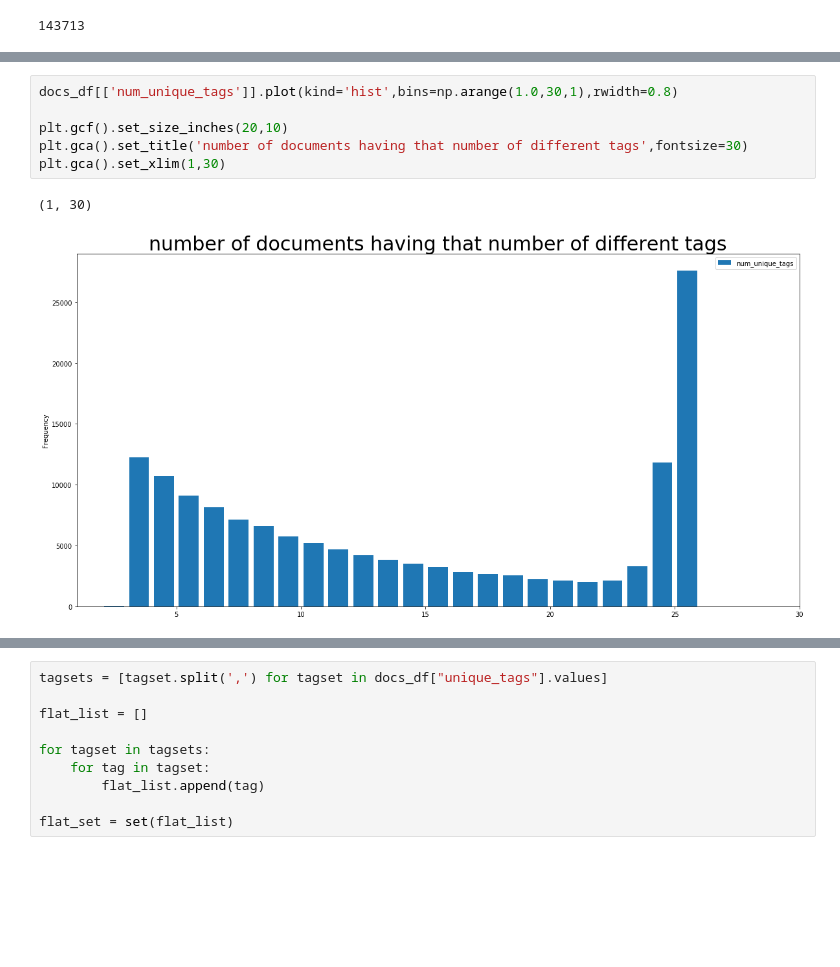
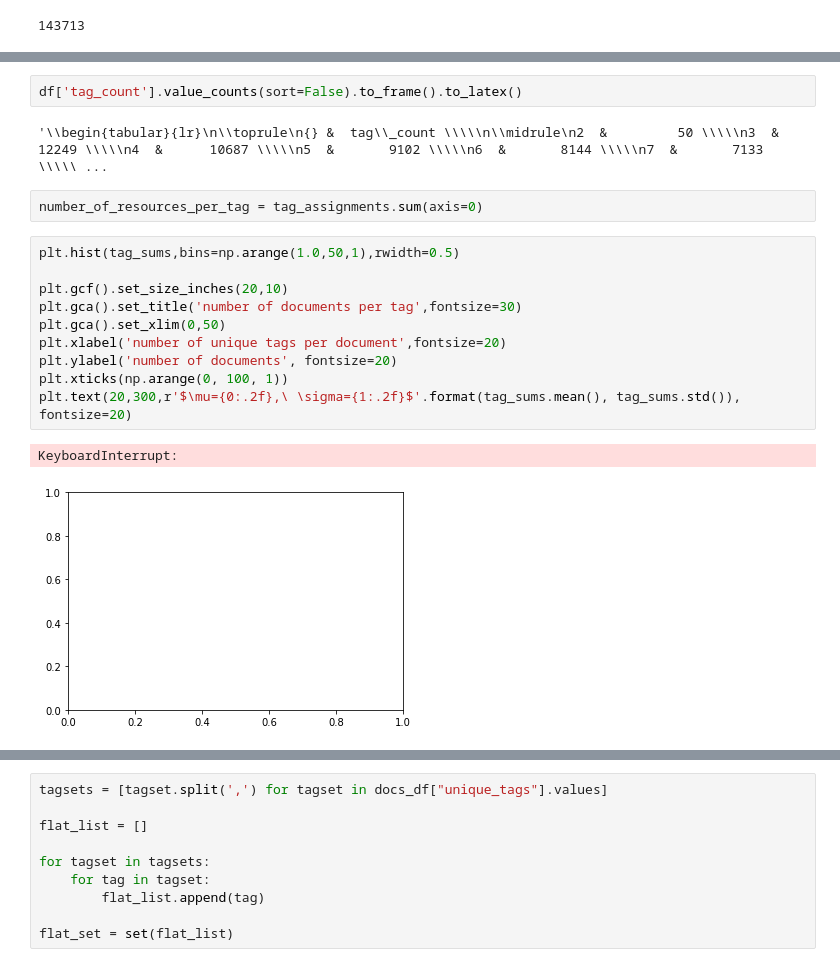
Before and after one commit to queirozfcom/auto-tagger, a Jupyter notebook: social-tags/notebooks/delicious-t140/eda.ipynb, the cells around one changed output, grey strips where cells are left out. Saved outputs shown, nothing was run; the diff lists cells and outputs as text; blank space fills up the shorter version.

```diff
--- a/social-tags/notebooks/delicious-t140/eda.ipynb
+++ b/social-tags/notebooks/delicious-t140/eda.ipynb
@@ -81,12 +154,22 @@ docs_df.head(5)
+# %%
+df['tag_count'].value_counts(sort=False).to_frame().to_latex()
+# %% [output]
+'\\begin{tabular}{lr}\n\\toprule\n{} &  tag\\_count \\\\\n\\midrule\n2  &         50 \\\\\n3  &      12249 \\\\\n4  &      10687 \\\\\n5  &       9102 \\\\\n6  &       8144 \\\\\n7  &       7133 \\\\\ ...
+# %%
+number_of_resources_per_tag = tag_assignments.sum(axis=0)
 # %%
-docs_df[['num_unique_tags']].plot(kind='hist',bins=np.arange(1.0,30,1),rwidth=0.8)
+plt.hist(tag_sums,bins=np.arange(1.0,50,1),rwidth=0.5)
 
 plt.gcf().set_size_inches(20,10)
-plt.gca().set_title('number of documents having that number of different tags',fontsize=30)
-plt.gca().set_xlim(1,30)
+plt.gca().set_title('number of documents per tag',fontsize=30)
+plt.gca().set_xlim(0,50)
+plt.xlabel('number of unique tags per document',fontsize=20)
+plt.ylabel('number of documents', fontsize=20)
+plt.xticks(np.arange(0, 100, 1))
+plt.text(20,300,r'$\mu={0:.2f},\ \sigma={1:.2f}$'.format(tag_sums.mean(), tag_sums.std()), fontsize=20)
 # %% [output]
-(1, 30)
+KeyboardInterrupt:
-[figure, old version]
+[figure, new version]
 # %%
 docs_df[['num_users']].plot(kind='hist',bins=np.arange(1.0,150,1),rwidth=0.8)
 plt.gcf().set_size_inches(20,10)
```
Also changed, not shown: parts of 26 cells of this notebook, 11 other files.
